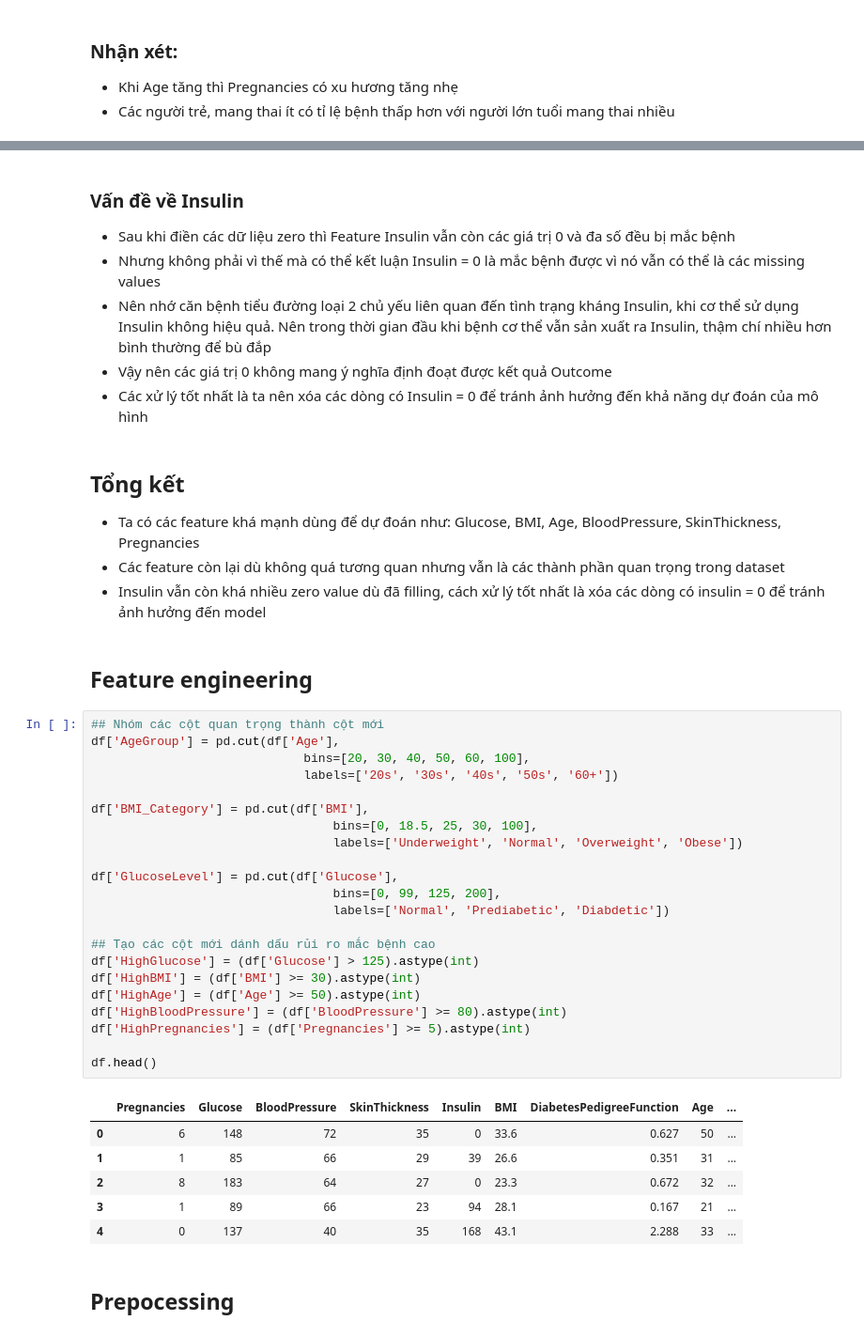
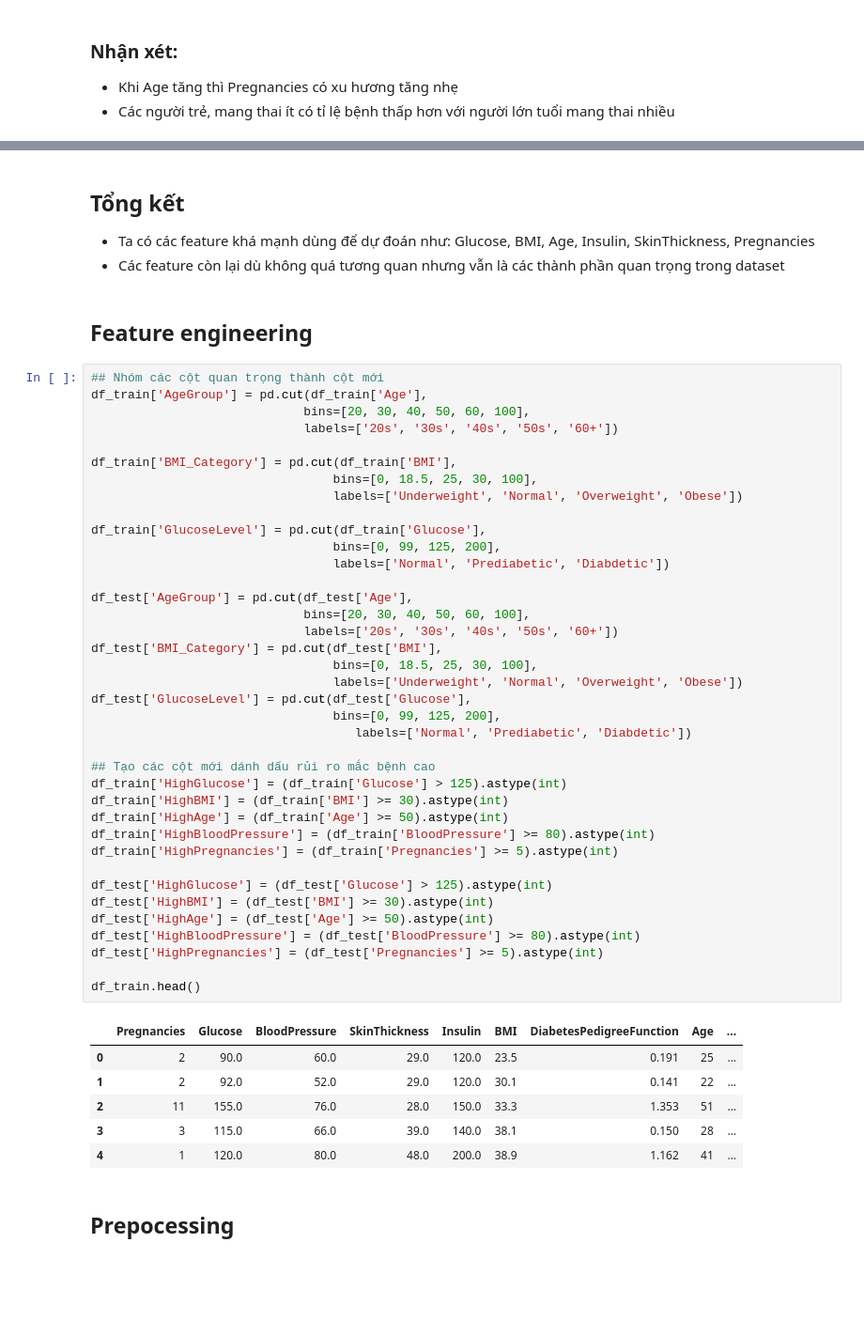
Before and after one commit to MinhNguyen-leo/SGU25_ML_GroupProject, a Jupyter notebook: Pima_indians_diabetes/Pima_indians_diabetes.ipynb, the cells around one changed output, grey strips where cells are left out. Shown at 94% size. Cells and saved outputs as stored; diff of their text form; blank space fills up the shorter version.

```diff
--- a/Pima_indians_diabetes/Pima_indians_diabetes.ipynb
+++ b/Pima_indians_diabetes/Pima_indians_diabetes.ipynb
@@ -207,46 +221,54 @@ display(Image(filename='./images/image.png'))
-# %% [markdown]
-### Vấn đề về Insulin
-* Sau khi điền các dữ liệu zero thì Feature Insulin vẫn còn các giá trị 0 và đa số đều bị mắc bệnh
-* Nhưng không phải vì thế mà có thể kết luận Insulin = 0 là mắc bệnh được vì nó vẫn có thể là các missing values
-* Nên nhớ căn bệnh tiểu đường loại 2 chủ yếu liên quan đến tình trạng kháng Insulin, khi cơ thể sử dụng Insulin không hiệu quả. Nên trong thời gian đầu khi bệnh cơ thể vẫn sản xuất ra Insulin, thậm chí nhiều hơn bình thường để bù đắp
-* Vậy nên các giá trị 0 không mang ý nghĩa định đoạt được kết quả Outcome
-* Các xử lý tốt nhất là ta nên xóa các dòng có Insulin = 0 để tránh ảnh hưởng đến khả năng dự đoán của mô hình
 # %% [markdown]
 ## Tổng kết
-* Ta có các feature khá mạnh dùng để dự đoán như: Glucose, BMI, Age, BloodPressure, SkinThickness, Pregnancies
+* Ta có các feature khá mạnh dùng để dự đoán như: Glucose, BMI, Age, Insulin, SkinThickness, Pregnancies
 * Các feature còn lại dù không quá tương quan nhưng vẫn là các thành phần quan trọng trong dataset
-* Insulin vẫn còn khá nhiều zero value dù đã filling, cách xử lý tốt nhất là xóa các dòng có insulin = 0 để tránh ảnh hưởng đến model
 # %% [markdown]
 ## Feature engineering
 # %%
 ## Nhóm các cột quan trọng thành cột mới
-df['AgeGroup'] = pd.cut(df['Age'],
+df_train['AgeGroup'] = pd.cut(df_train['Age'],
                              bins=[20, 30, 40, 50, 60, 100],
                              labels=['20s', '30s', '40s', '50s', '60+'])
 
-df['BMI_Category'] = pd.cut(df['BMI'],
+df_train['BMI_Category'] = pd.cut(df_train['BMI'],
                                  bins=[0, 18.5, 25, 30, 100],
                                  labels=['Underweight', 'Normal', 'Overweight', 'Obese'])
 
-df['GlucoseLevel'] = pd.cut(df['Glucose'],
+df_train['GlucoseLevel'] = pd.cut(df_train['Glucose'],
                                  bins=[0, 99, 125, 200],
                                  labels=['Normal', 'Prediabetic', 'Diabdetic'])
 
+df_test['AgeGroup'] = pd.cut(df_test['Age'],
+                             bins=[20, 30, 40, 50, 60, 100],
+                             labels=['20s', '30s', '40s', '50s', '60+'])
+df_test['BMI_Category'] = pd.cut(df_test['BMI'],
+                                 bins=[0, 18.5, 25, 30, 100],
+                                 labels=['Underweight', 'Normal', 'Overweight', 'Obese'])
+df_test['GlucoseLevel'] = pd.cut(df_test['Glucose'],
+                                 bins=[0, 99, 125, 200],
+                                    labels=['Normal', 'Prediabetic', 'Diabdetic'])
+
 ## Tạo các cột mới dánh dấu rủi ro mắc bệnh cao
-df['HighGlucose'] = (df['Glucose'] > 125).astype(int)
-df['HighBMI'] = (df['BMI'] >= 30).astype(int)
-df['HighAge'] = (df['Age'] >= 50).astype(int)
-df['HighBloodPressure'] = (df['BloodPressure'] >= 80).astype(int)
-df['HighPregnancies'] = (df['Pregnancies'] >= 5).astype(int)
+df_train['HighGlucose'] = (df_train['Glucose'] > 125).astype(int)
+df_train['HighBMI'] = (df_train['BMI'] >= 30).astype(int)
+df_train['HighAge'] = (df_train['Age'] >= 50).astype(int)
+df_train['HighBloodPressure'] = (df_train['BloodPressure'] >= 80).astype(int)
+df_train['HighPregnancies'] = (df_train['Pregnancies'] >= 5).astype(int)
 
-df.head()
+df_test['HighGlucose'] = (df_test['Glucose'] > 125).astype(int)
+df_test['HighBMI'] = (df_test['BMI'] >= 30).astype(int)
+df_test['HighAge'] = (df_test['Age'] >= 50).astype(int)
+df_test['HighBloodPressure'] = (df_test['BloodPressure'] >= 80).astype(int)
+df_test['HighPregnancies'] = (df_test['Pregnancies'] >= 5).astype(int)
+
+df_train.head()
 # %% [output]
 |  | Pregnancies | Glucose | BloodPressure | SkinThickness | Insulin | BMI | DiabetesPedigreeFunction | Age | ... |
-| 0 | 6 | 148 | 72 | 35 | 0 | 33.6 | 0.627 | 50 | ... |
-| 1 | 1 | 85 | 66 | 29 | 39 | 26.6 | 0.351 | 31 | ... |
-| 2 | 8 | 183 | 64 | 27 | 0 | 23.3 | 0.672 | 32 | ... |
-| 3 | 1 | 89 | 66 | 23 | 94 | 28.1 | 0.167 | 21 | ... |
-| 4 | 0 | 137 | 40 | 35 | 168 | 43.1 | 2.288 | 33 | ... |
+| 0 | 2 | 90.0 | 60.0 | 29.0 | 120.0 | 23.5 | 0.191 | 25 | ... |
+| 1 | 2 | 92.0 | 52.0 | 29.0 | 120.0 | 30.1 | 0.141 | 22 | ... |
+| 2 | 11 | 155.0 | 76.0 | 28.0 | 150.0 | 33.3 | 1.353 | 51 | ... |
+| 3 | 3 | 115.0 | 66.0 | 39.0 | 140.0 | 38.1 | 0.150 | 28 | ... |
+| 4 | 1 | 120.0 | 80.0 | 48.0 | 200.0 | 38.9 | 1.162 | 41 | ... |
 # %% [markdown]
 ## Prepocessing
 # %%
```
Also changed, not shown: parts of 19 cells of this notebook, 5 other files.
